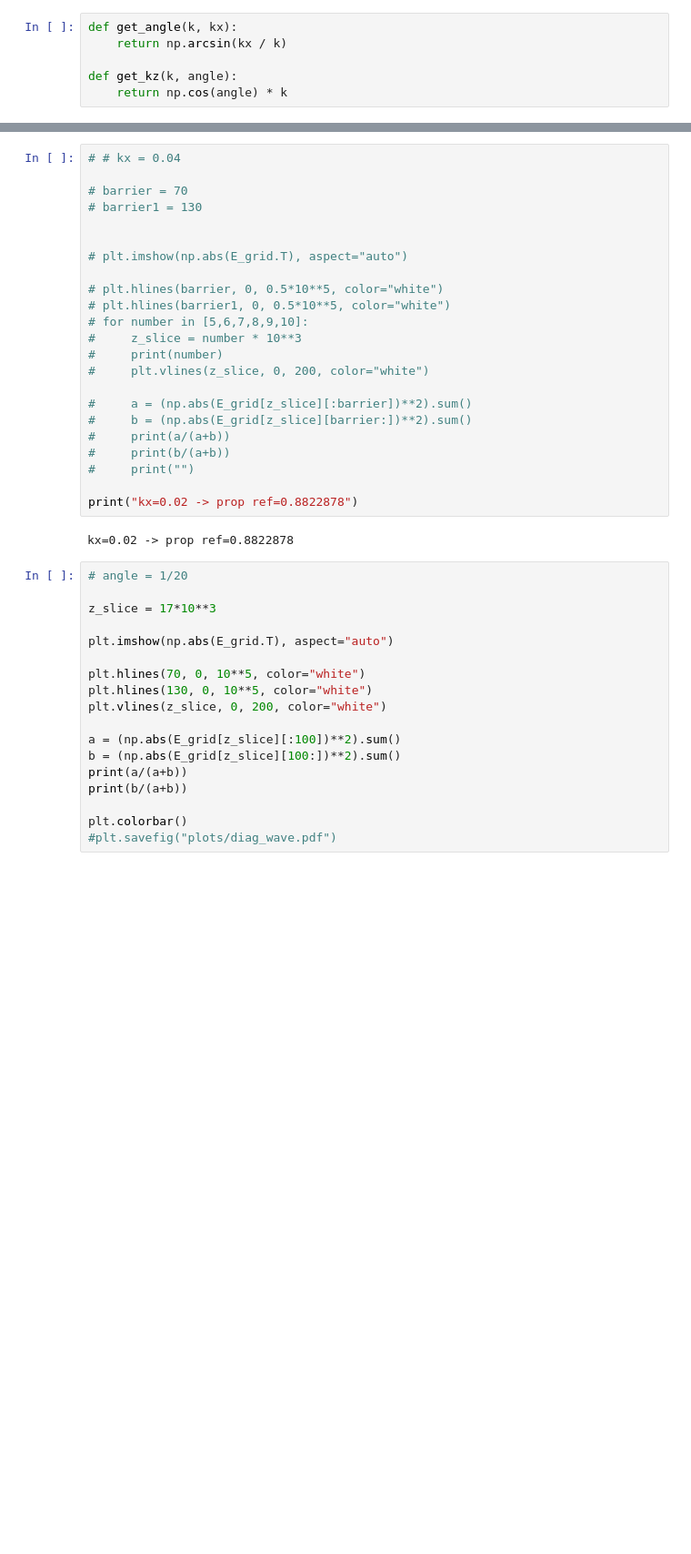
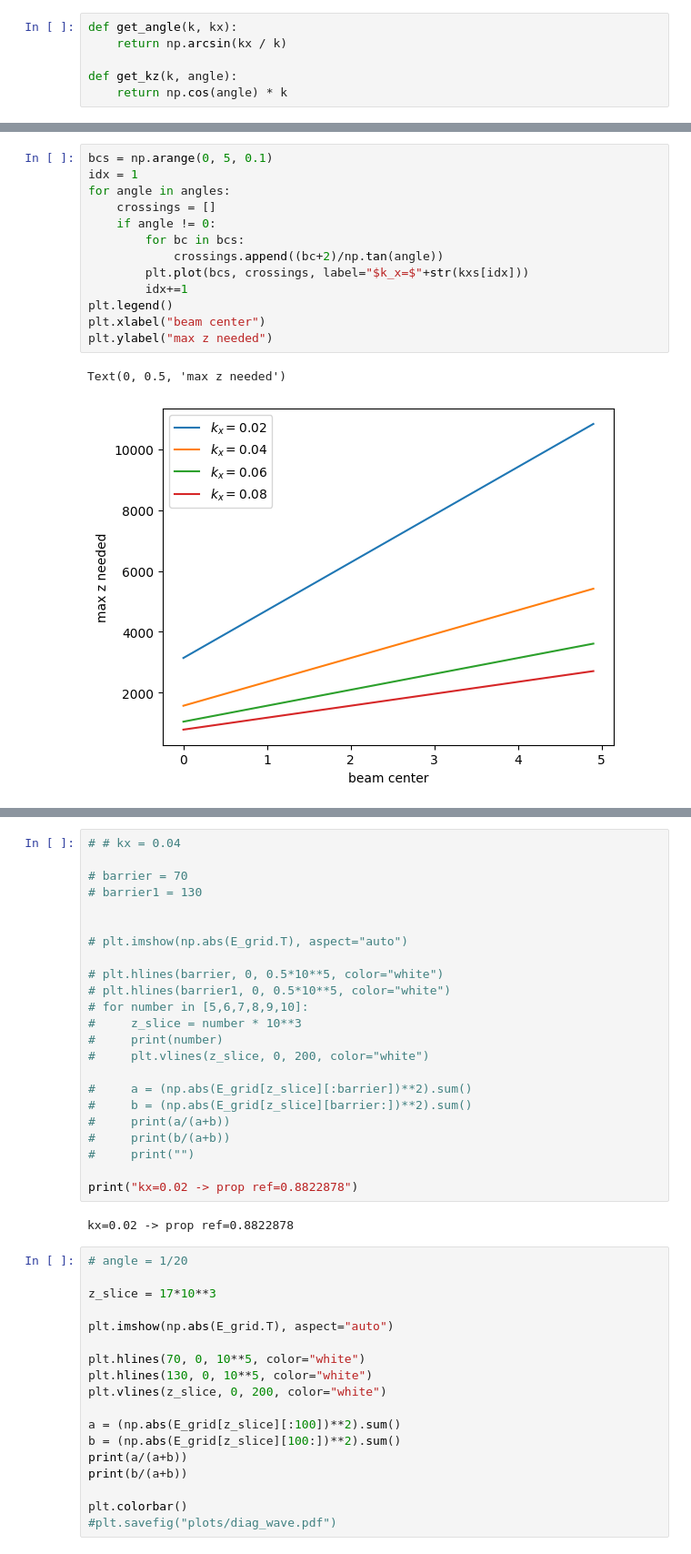
Before and after one commit to TurnerEntenmann/Research, a Jupyter notebook: RK_fast.ipynb, the cells around one changed output, grey strips where cells are left out. Shown: that part at 91% size. Cells and saved outputs as stored; diff of their text form; blank space fills up the shorter version.

```diff
--- a/RK_fast.ipynb
+++ b/RK_fast.ipynb
@@ -109,4 +105,20 @@ p_val = 7
 ss_val = 5
 n_smooth = savgol_filter(n_list, s_val, p_val)
 n_ss = uniform_filter1d(n_smooth, ss_val)
+# %%
+bcs = np.arange(0, 5, 0.1)
+idx = 1
+for angle in angles:
+    crossings = []
+    if angle != 0:
+        for bc in bcs:
+            crossings.append((bc+2)/np.tan(angle))
+        plt.plot(bcs, crossings, label="$k_x=$"+str(kxs[idx]))
+        idx+=1
+plt.legend()
+plt.xlabel("beam center")
+plt.ylabel("max z needed")
+# %% [output]
+Text(0, 0.5, 'max z needed')
+[figure, added]
 # %%
```
Also changed, not shown: parts of 11 cells of this notebook.
